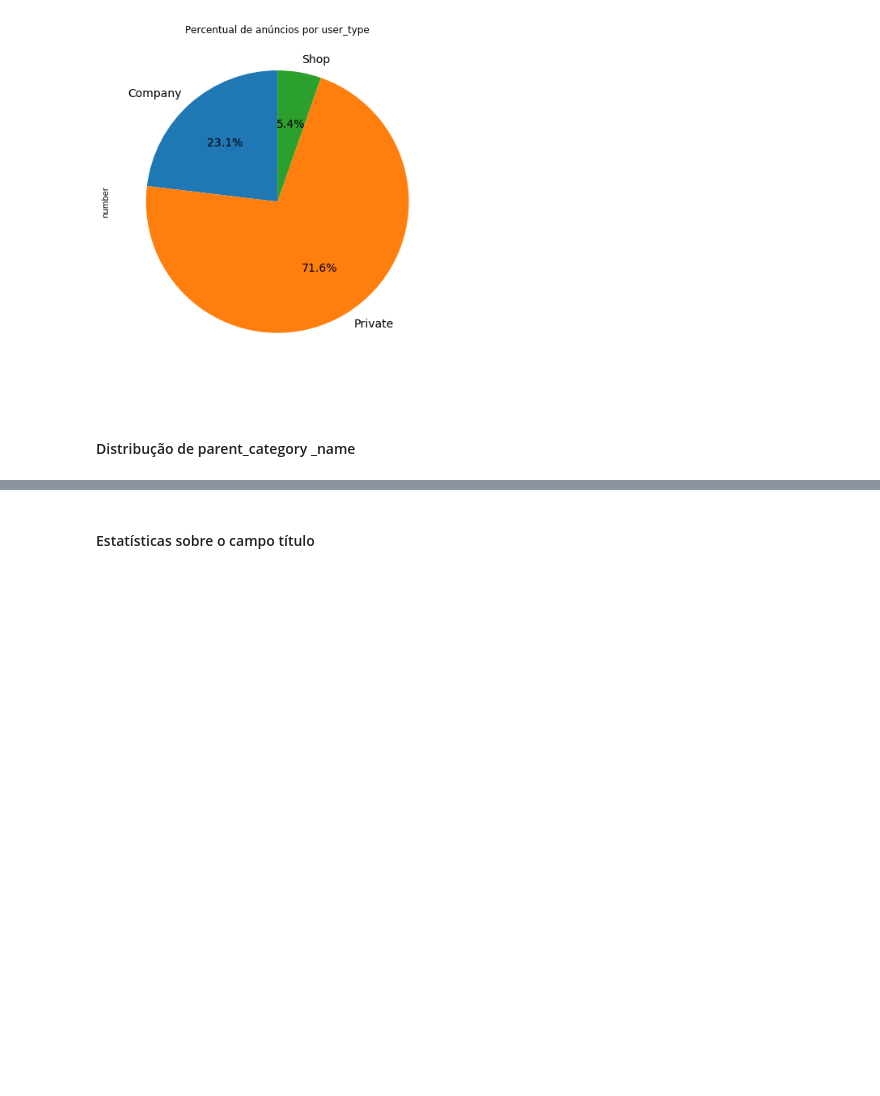
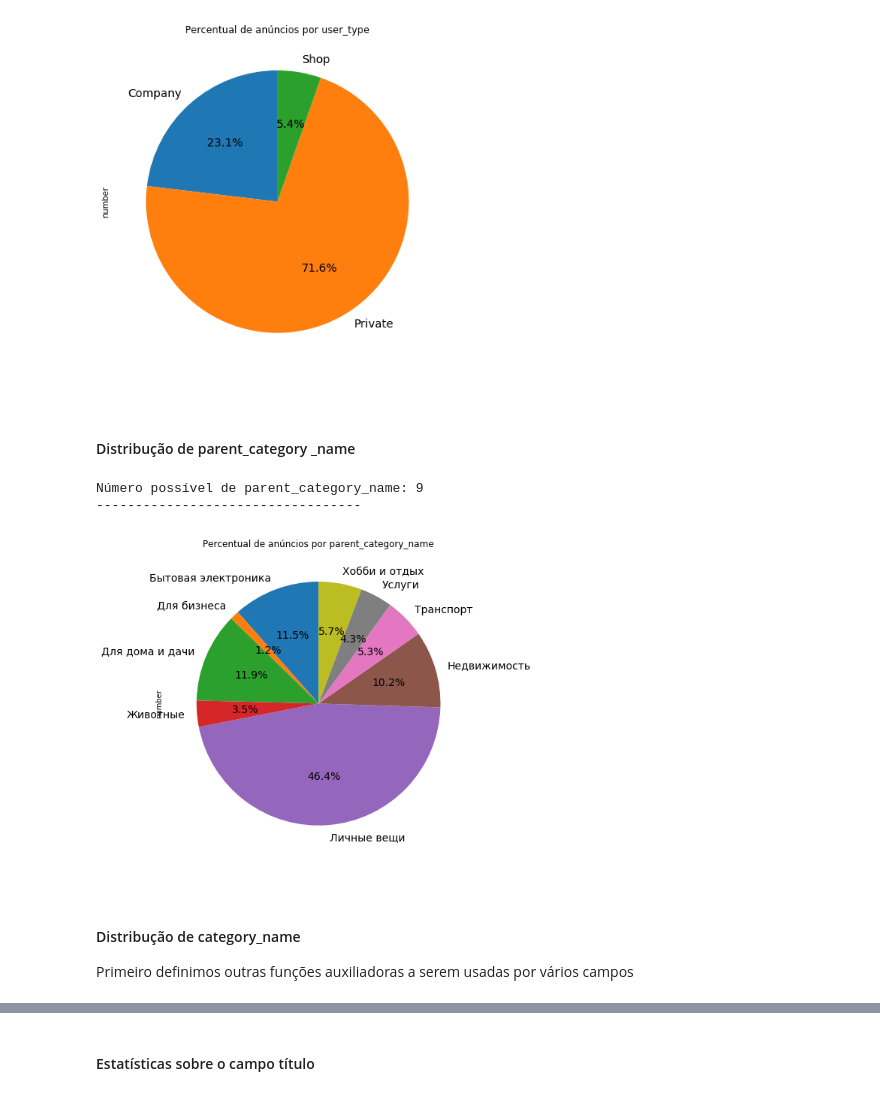
Before and after one commit to arruda/avito_challenge, a Jupyter notebook: final_avito.ipynb, the cells around one changed output, grey strips where cells are left out. Cells and saved outputs as stored; diff of their text form; code cells hidden in the pictures; blank space fills up the shorter version.

```diff
--- a/final_avito.ipynb
+++ b/final_avito.ipynb
@@ -133,6 +127,16 @@ Tendo essas informações, vamos agora visualizar algumas estatísticas com grá
 
 Primeiro definimos algumas funções auxiliadoras utilizadas para gerar as estatísticas
 # %%
+def stringToBold(str_):
+    '''Formata uma string para o negrito
+    Entrada:
+        str_: a string
+    Saida:
+        string str_ em negrito
+    '''
+    return "\033[1m"+str_+"\033[0;0m"
+
+
 def plotPieByColumn(grp_column):
     '''Plota um gráfico em pizza para mostrar as proporções em agrupamento por uma coluna.
         Entrada:
@@ -142,7 +146,9 @@ def plotPieByColumn(grp_column):
     '''
     column_name=grp_column.index.name
 
-    print('Número possível de {0}: {1}'.format(column_name, len(grp_column.index) ))
+    print(
+        stringToBold('Número possível de {0}: {1}'.format(column_name, len(grp_column.index)) )
+    )
     print('----------------------------------')
     dic_column={}
     column_values=[]
@@ -181,3 +187,15 @@ Número possível de user_type: 3
 [figure]
 # %% [markdown]
 #### Distribução de parent_category _name
+# %%
+plotPieByColumn(
+    train_complete_df[['parent_category_name','title']].groupby('parent_category_name').count()
+)
+# %% [output]
+Número possível de parent_category_name: 9
+----------------------------------
+[figure, added]
+# %% [markdown]
+#### Distribução de category_name
+
+Primeiro definimos outras funções auxiliadoras a serem usadas por vários campos
```
Also changed, not shown: parts of 35 cells of this notebook.
